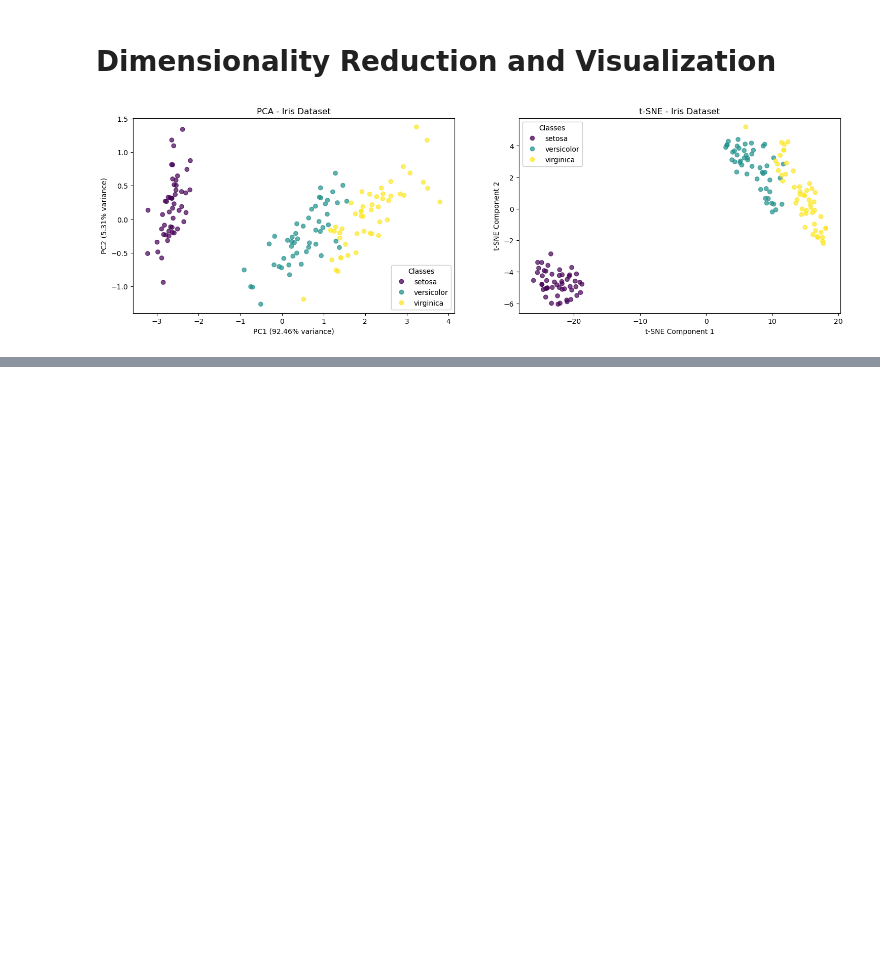
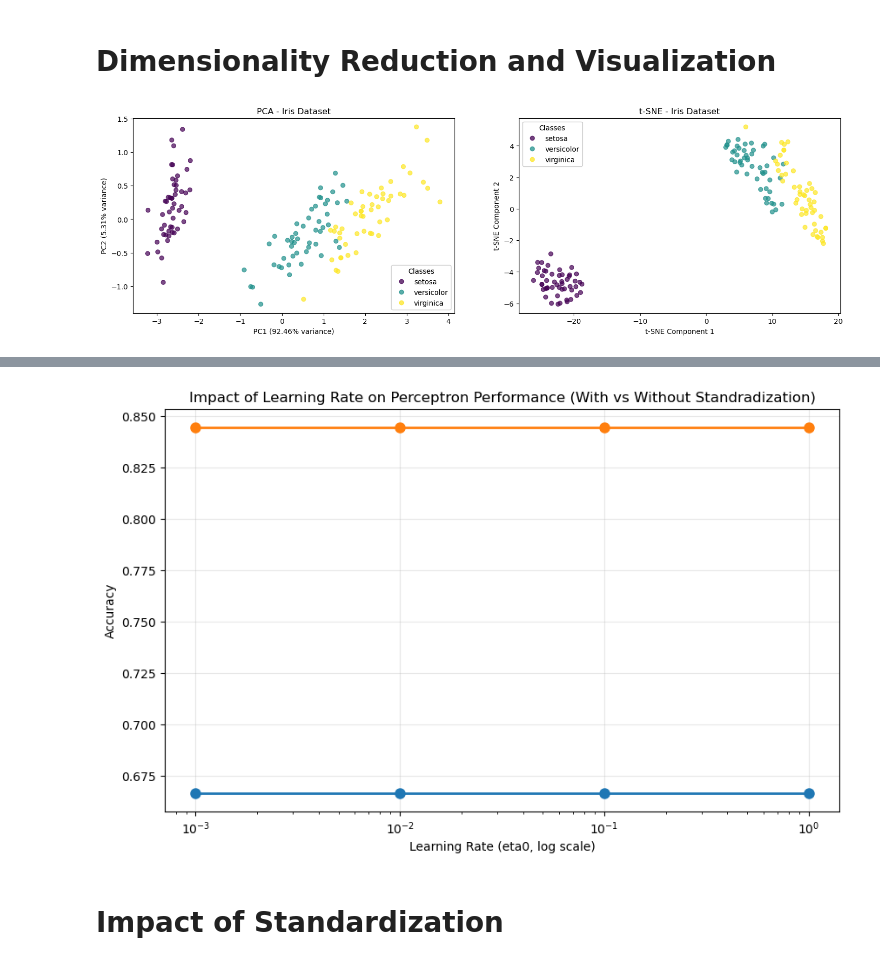
Before and after one commit to SobhanEyvazipoor/Homework-2, a Jupyter notebook: Exercise_4.ipynb, the cells around one changed output, grey strips where cells are left out. Cells and saved outputs as stored; diff of their text form; code cells hidden in the pictures; blank space fills up the shorter version.

```diff
--- a/Exercise_4.ipynb
+++ b/Exercise_4.ipynb
@@ -106,0 +218,33 @@ X_pca = plot_dimension_reduction(X, y, target_names)
+# %%
+learning_rates = [1, 0.1, 0.01, 0.001]
+results_lr = []
+results_lr_std = []
+print("Without Standardization")
+for eta0 in learning_rates:
+    perceptron = Perceptron(eta0=eta0, random_state=42)
+    perceptron.fit(X_train, y_train)
+    y_pred = perceptron.predict(X_test)
+    accuracy = accuracy_score(y_test, y_pred)
+    results_lr.append({
+        'eta0': eta0,
+        'accuracy': accuracy,
+        'iterations': perceptron.n_iter_,
+        'converged': perceptron.n_iter_ < 1000
+    })
+    print(f"eta0={eta0:6.3f} | Accuracy: {accuracy:.4f} | "
+          f"Iterations: {perceptron.n_iter_:3d} | Converged: {perceptron.n_iter_ < 1000}")
+
+print("\n\nWith Standardization")
+for eta0 in learning_rates:
+    perceptron_std = Perceptron(eta0=eta0, random_state=42)
+    perceptron_std.fit(X_train_std, y_train)
+    y_pred_std = perceptron.predict(X_test_std)
+    accuracy_std = accuracy_score(y_test, y_pred_std)
+    results_lr_std.append({
+        'eta0': eta0,
+        'accuracy': accuracy_std,
+        'iterations': perceptron_std.n_iter_,
+        'converged': perceptron_std.n_iter_ < 1000
+    })
+    print(f"eta0={eta0:6.3f} | Accuracy: {accuracy_std:.4f} | "
+          f"Iterations: {perceptron_std.n_iter_:3d} | Converged: {perceptron_std.n_iter_ < 1000}")
@@ -106,0 +264,16 @@ X_pca = plot_dimension_reduction(X, y, target_names)
+# %%
+plt.figure(figsize=(10, 6))
+plt.plot([r['eta0'] for r in results_lr],
+         [r['accuracy'] for r in results_lr], marker='o', linewidth=2, markersize=8)
+plt.plot([r['eta0'] for r in results_lr_std],
+         [r['accuracy'] for r in results_lr_std], marker='o', linewidth=2, markersize=8)
+plt.xscale('log')
+plt.xlabel('Learning Rate (eta0, log scale)')
+plt.ylabel('Accuracy')
+plt.title('Impact of Learning Rate on Perceptron Performance (With vs Without Standradization)')
+plt.grid(True, alpha=0.3)
+plt.show()
+# %% [output]
+[figure, added]
+# %% [markdown]
+# Impact of Standardization
```
Also changed, not shown: parts of 13 cells of this notebook.
